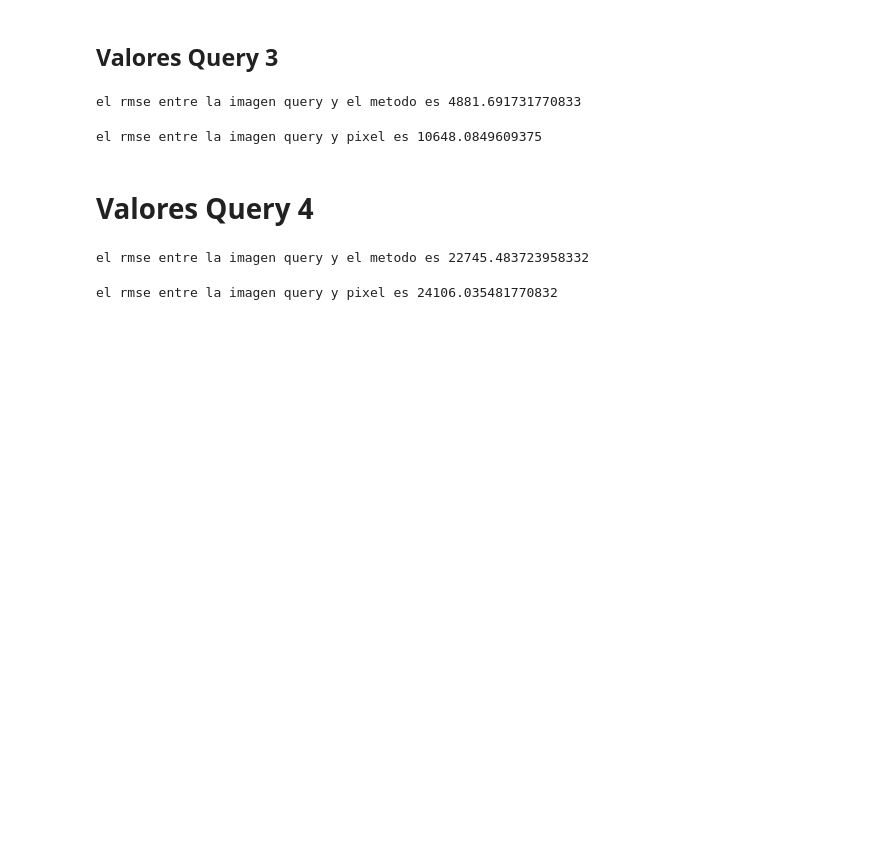
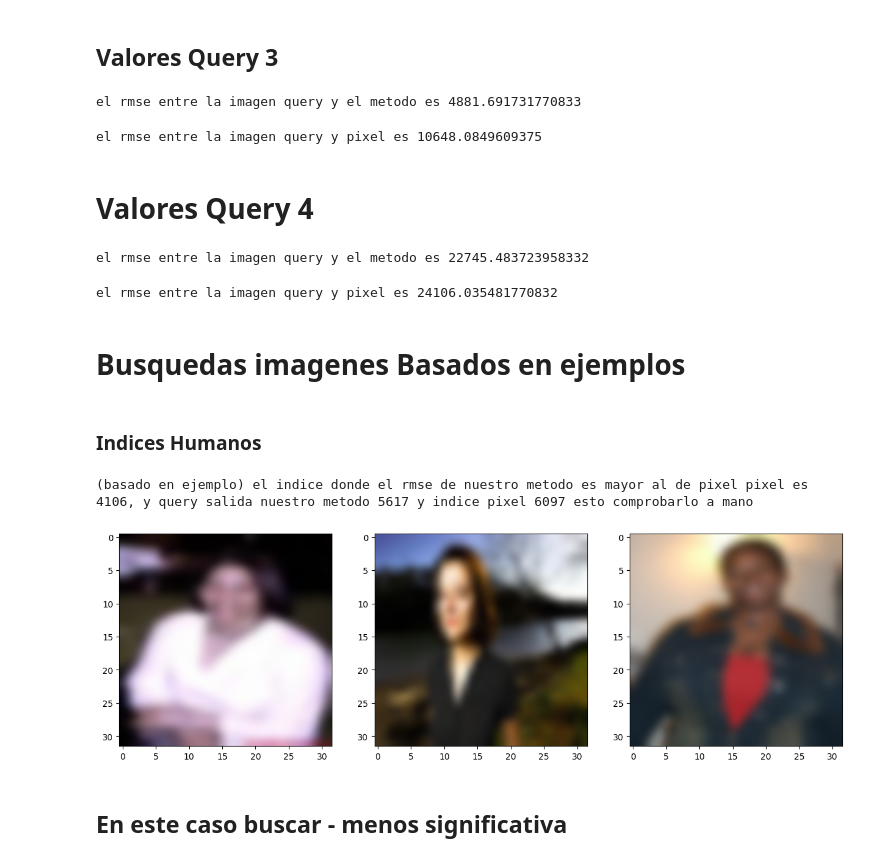
Before and after one commit to angelldavidd/Trabajo, a Jupyter notebook: Notebook/3.0 procesing-metricas_RMSE.ipynb, the cells around one changed output. Drawn from its saved outputs; the diff is of its cells as text; code cells hidden in the pictures; blank space fills up the shorter version.

```diff
--- a/Notebook/3.0 procesing-metricas_RMSE.ipynb
+++ b/Notebook/3.0 procesing-metricas_RMSE.ipynb
@@ -1444,3 +1444,69 @@ rmse=rmse_manual(dataset[dataset["indice_main"]==732]["data_lista"].iloc[0].resh
 print(f"el rmse entre la imagen query y pixel es {rmse}")
 # %% [output]
 el rmse entre la imagen query y pixel es 24106.035481770832
+# %% [markdown]
+# Busquedas imagenes Basados en ejemplos
+# %% [markdown]
+### Indices Humanos
+# %%
+dataset=dataset_humano_respuestas_completo_bytes_reparado
+
+# Basados en ejemplos
+for iterador in diccionario_datasets_filtro_1["salida_humano_overlap"].sort_values(by="PAR_1")["PAR_1"].drop_duplicates(): ## indices humano
+    indice_query=iterador
+
+    query= dataset[dataset["indice_main"]==indice_query]["data_lista"].iloc[0].reshape(3,32,32).transpose(1,2,0)
+
+    indice_k_mejor_nuestro_metodo= funcion_k(diccionario_datasets_filtro_1["salida_humano_overlap"],indice_query,3,"salida_humano_overlap")["PAR_2"].iloc[0]
+
+    query_nuestro_metodo =dataset[dataset["indice_main"]==indice_k_mejor_nuestro_metodo]["data_lista"].iloc[0].reshape(3,32,32).transpose(1,2,0)
+
+    indice_k_mejor_pixel = funcion_k(diccionario_datasets_filtro_1["salida_humano_pixel_to_pixel"],indice_query,3,"salida_humano_pixel_to_pixel")["PAR_2"].iloc[0]
+
+    query_pixel= dataset[dataset["indice_main"]==indice_k_mejor_pixel]["data_lista"].iloc[0].reshape(3,32,32).transpose(1,2,0)
+
+
+    rmse_nuestro_metodo=rmse_manual(query,query_nuestro_metodo)
+
+    rmse_contra_pixel= rmse_manual(query,query_pixel)
+
+    if rmse_nuestro_metodo>rmse_contra_pixel:
+        fig, ax = plt.subplots(1, 3, figsize=(15, 5))
+         # Añade las imágenes a cada subgrafica
+        ax[0].imshow(query,interpolation='bicubic') # Reemplaza 'imagen1' con tu primera imagen
+        ax[1].imshow(query_nuestro_metodo,interpolation='bicubic') # Reemplaza 'imagen2' con tu segunda imagen
+        ax[2].imshow(query_pixel,interpolation='bicubic') # Reemplaza 'imagen3' con tu tercera imagen
+        print(f"(basado en ejemplo) el indice donde el rmse de nuestro metodo es mayor al de pixel pixel es {indice_query}, y query salida nuestro metodo {indice_k_mejor_nuestro_metodo} y indice pixel {indice_k_mejor_pixel} esto comprobarlo a mano")
+
+
+# Imagenes contrefactual
+for iterador in diccionario_datasets_filtro_2["salida_humano_overlap"].sort_values(by="PAR_1")["PAR_1"].drop_duplicates(): ## indices humano
+    indice_query=iterador
+
+    query= dataset[dataset["indice_main"]==indice_query]["data_lista"].iloc[0].reshape(3,32,32).transpose(1,2,0)
+
+    indice_k_mejor_nuestro_metodo= funcion_k(diccionario_datasets_filtro_2["salida_humano_overlap"],indice_query,3,"salida_humano_overlap")["PAR_2"].iloc[0]
+
+    query_nuestro_metodo =dataset[dataset["indice_main"]==indice_k_mejor_nuestro_metodo]["data_lista"].iloc[0].reshape(3,32,32).transpose(1,2,0)
+
+    indice_k_mejor_pixel = funcion_k(diccionario_datasets_filtro_2["salida_humano_pixel_to_pixel"],indice_query,3,"salida_humano_pixel_to_pixel")["PAR_2"].iloc[0]
+
+    query_pixel= dataset[dataset["indice_main"]==indice_k_mejor_pixel]["data_lista"].iloc[0].reshape(3,32,32).transpose(1,2,0)
+
+
+    rmse_nuestro_metodo=rmse_manual(query,query_nuestro_metodo)
+
+    rmse_contra_pixel= rmse_manual(query,query_pixel)
+
+    if rmse_nuestro_metodo>rmse_contra_pixel:
+        fig, ax = plt.subplots(1, 3, figsize=(15, 5))
+         # Añade las imágenes a cada subgrafica
+        ax[0].imshow(query,interpolation='bicubic') # Reemplaza 'imagen1' con tu primera imagen
+        ax[1].imshow(query_nuestro_metodo,interpolation='bicubic') # Reemplaza 'imagen2' con tu segunda imagen
+        ax[2].imshow(query_pixel,interpolation='bicubic') # Reemplaza 'imagen3' con tu tercera imagen
+        print(f"(contrefactual) el indice donde el rmse de nuestro metodo es mayor al de pixel pixel es {indice_query}, y query salida nuestro metodo {indice_k_mejor_nuestro_metodo} y indice pixel {indice_k_mejor_pixel} esto comprobarlo a mano")
+# %% [output]
+(basado en ejemplo) el indice donde el rmse de nuestro metodo es mayor al de pixel pixel es 4106, y query salida nuestro metodo 5617 y indice pixel 6097 esto comprobarlo a mano
+[figure, added]
+# %% [markdown]
+## En este caso buscar - menos significativa
```
Also changed, not shown: parts of 12 cells of this notebook.
